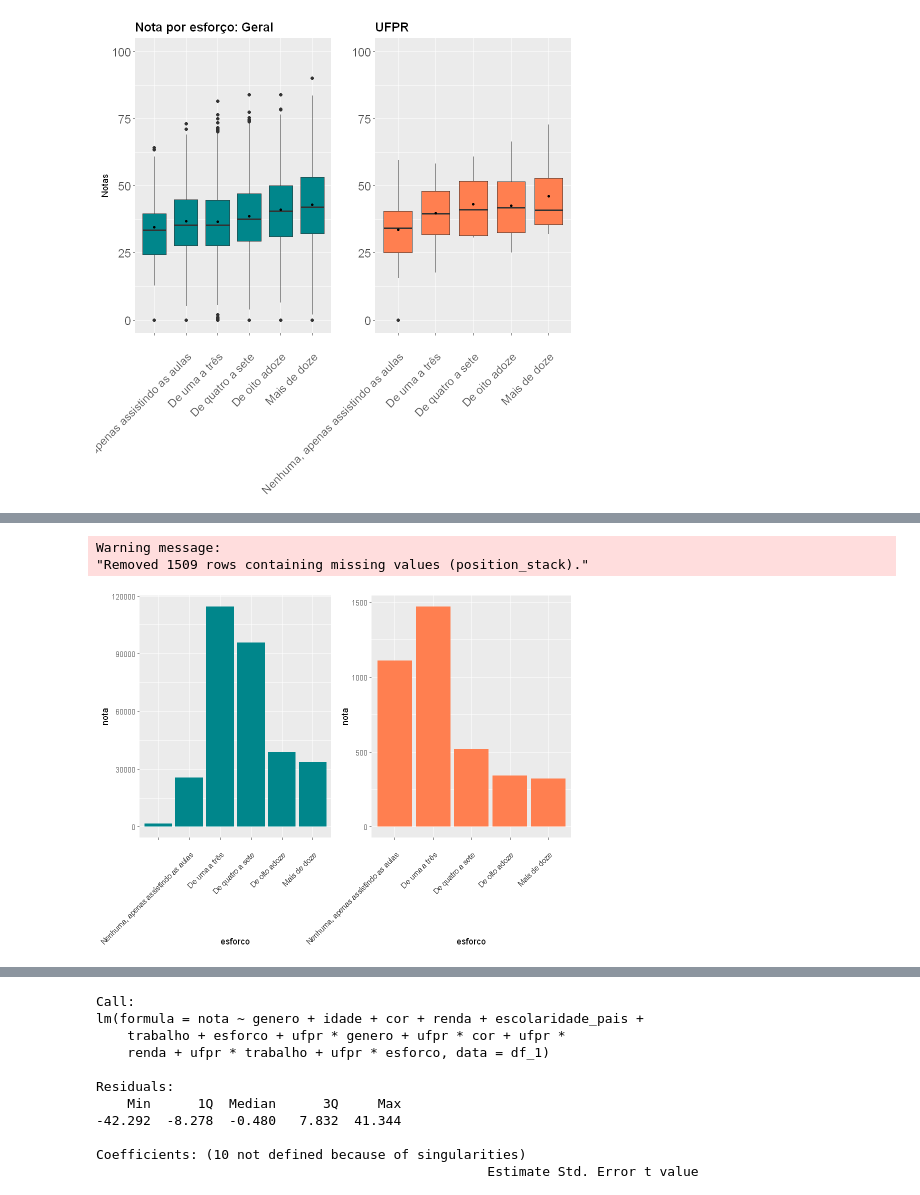
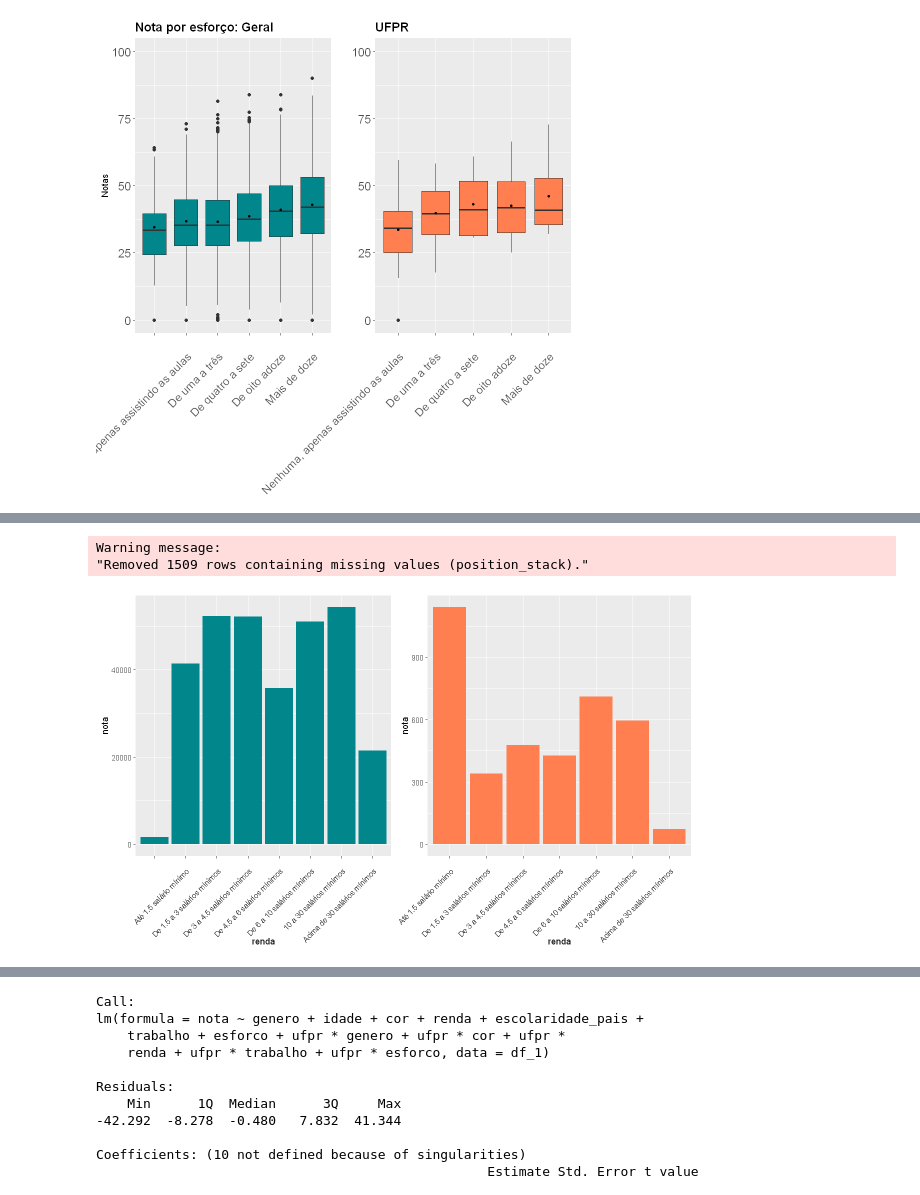
Before and after one commit to emariot/econometria, a Jupyter notebook: funcao_desempenho_educacao_superior_ufpr.ipynb, the cells around one changed output, grey strips where cells are left out. Saved outputs shown, nothing was run; the diff lists cells and outputs as text; code cells hidden in the pictures.

```diff
--- a/funcao_desempenho_educacao_superior_ufpr.ipynb
+++ b/funcao_desempenho_educacao_superior_ufpr.ipynb
@@ -580,13 +623,13 @@ plot_grid(b1, b2)
 # %%
-options(repr.plot.width = 8, repr.plot.height = 6)
-b1 = ggplot(df_1, aes(y = nota, x = esforco)) +
+options(repr.plot.width = 10, repr.plot.height = 6)
+b1 = ggplot(df_1, aes(y = nota,x = renda)) +
   geom_bar(fill="turquoise4", stat = "identity")+
   theme(axis.text.x = element_text(angle = 45, vjust = 0.9, hjust=1));
-b2 = ggplot(data=subset(df_ufpr,!is.na(nota)), aes(y = nota, x = esforco)) +
+b2 = ggplot(data=subset(df_ufpr,!is.na(nota)), aes(y = nota, x = renda)) +
   geom_bar(fill="coral", stat = "identity") +
   theme(axis.text.x = element_text(angle = 45, vjust = 0.9, hjust=1));
 plot_grid(b1, b2)
 # %% [output]
 Warning message:
 "Removed 1509 rows containing missing values (position_stack)."
-[figure, old version]
+[figure, new version]
```
Also changed, not shown: parts of 11 cells of this notebook.
